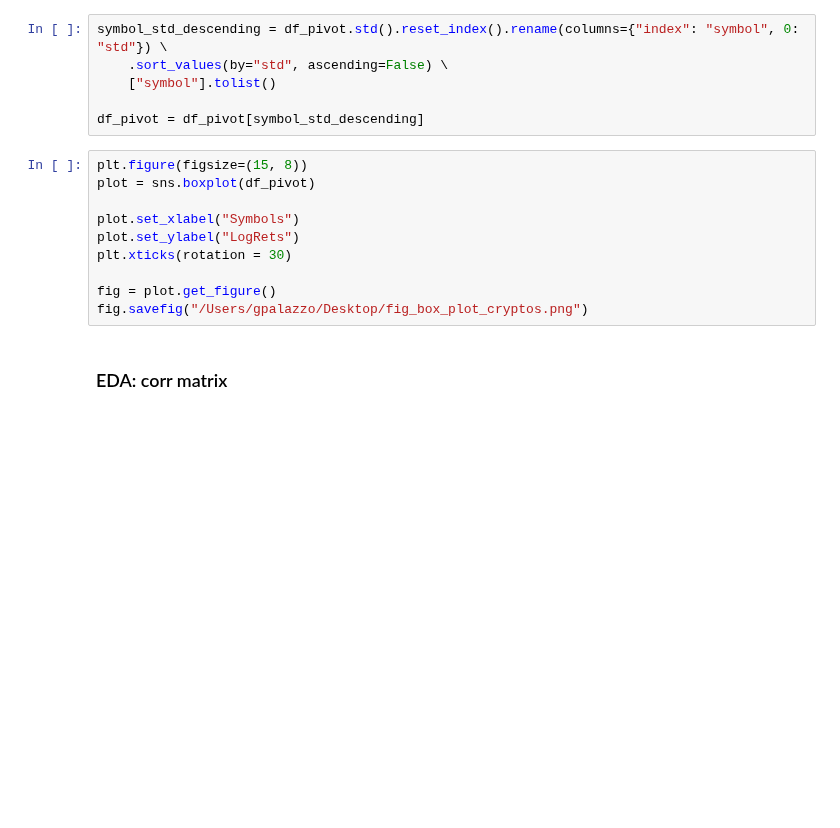
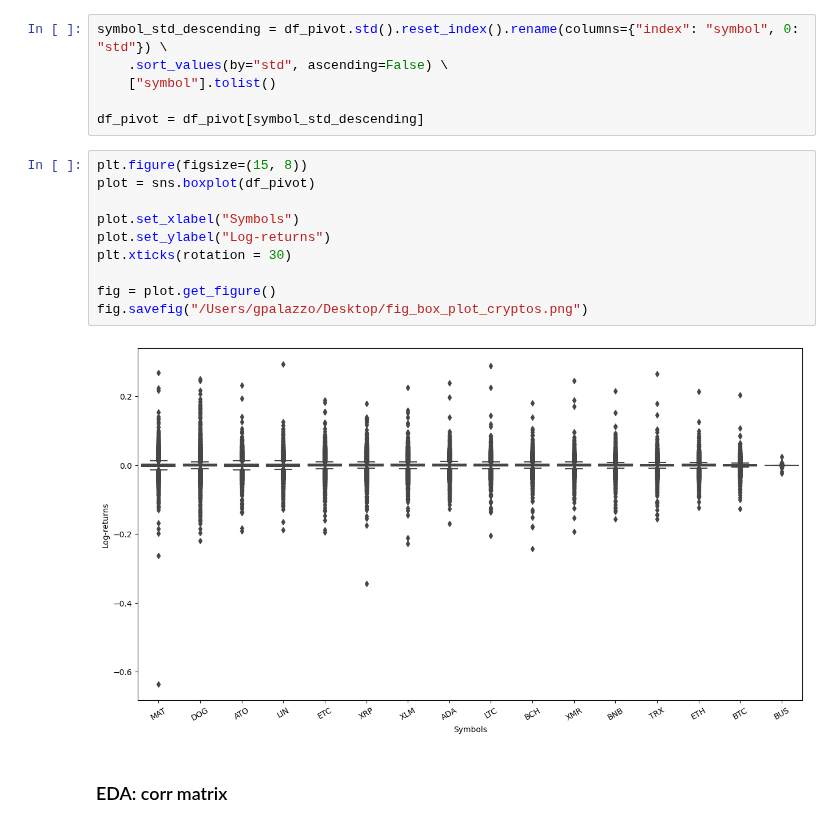
Before and after one commit to gpalazzo/crypto_msc_thesis, a Jupyter notebook: notebooks/results/EDA.ipynb, the cells around one changed output. Saved outputs shown, nothing was run; the diff lists cells and outputs as text; blank space fills up the shorter version.

```diff
--- a/notebooks/results/EDA.ipynb
+++ b/notebooks/results/EDA.ipynb
@@ -196,13 +313,15 @@ df_pivot = df_pivot[symbol_std_descending]
 # %%
 plt.figure(figsize=(15, 8))
 plot = sns.boxplot(df_pivot)
 
 plot.set_xlabel("Symbols")
-plot.set_ylabel("LogRets")
+plot.set_ylabel("Log-returns")
 plt.xticks(rotation = 30)
 
 fig = plot.get_figure()
 fig.savefig("/Users/gpalazzo/Desktop/fig_box_plot_cryptos.png")
+# %% [output]
+[figure, added]
 # %% [markdown]
 ### EDA: corr matrix
 # %%
```
Also changed, not shown: parts of 21 cells of this notebook, 5 other files.
